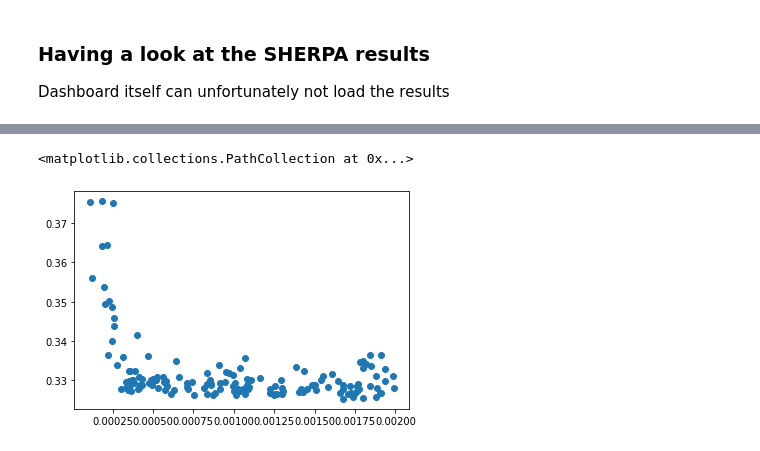
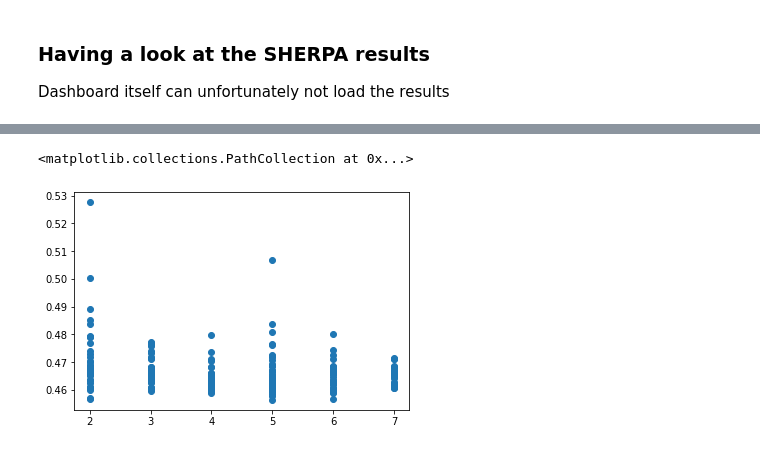
Before and after one commit to chiemvs/Hybrid, a Jupyter notebook: notebooks/hyperparams.ipynb, the cells around one changed output, grey strips where cells are left out. Saved outputs shown, nothing was run; the diff lists cells and outputs as text; code cells hidden in the pictures.

```diff
--- a/notebooks/hyperparams.ipynb
+++ b/notebooks/hyperparams.ipynb
@@ -13 +8,3 @@ result21_long_1fold = '/nobackup/users/straaten/predsets/preselected/tg-ex-q0.75
+# %%
+jmeasure = '/nobackup/users/straaten/hyperparams/tg-ex-q0.75-21D_ge5D_sep12-15_jmeasure-dyn/results.csv'
 # %% [markdown]
@@ -19,7 +16,7 @@ result21_long_1fold = '/nobackup/users/straaten/predsets/preselected/tg-ex-q0.75
 | 21D > 7D     | 19-21     | 0.441     | 0.403      |
 | 21D > 7D 1fold | 19-21 | 0.409 | 0.415 |
 # %%
-test = pd.read_csv(result21_long_1fold)
+test = pd.read_csv(jmeasure)
 #completed = test.loc[test['Status'] == 'COMPLETED',:] # Completed is actually returning the lowest value seen in the iterations. We want the mean
 final = test.loc[np.logical_and(test['Iteration'] == 7,test['Status'] == 'INTERMEDIATE'),:]
 # %%
@@ -138,5 +76,5 @@ plt.scatter(final['earlystop_patience'], final['Objective'])
 # %%
-plt.scatter(final['lr'], final['Objective'])
+plt.scatter(final['n_hiddenlayer_nodes'], final['Objective'])
 # %% [output]
 <matplotlib.collections.PathCollection at 0x...>
-[figure, old version]
+[figure, new version]
```
Also changed, not shown: parts of 13 cells of this notebook, 6 other files.
